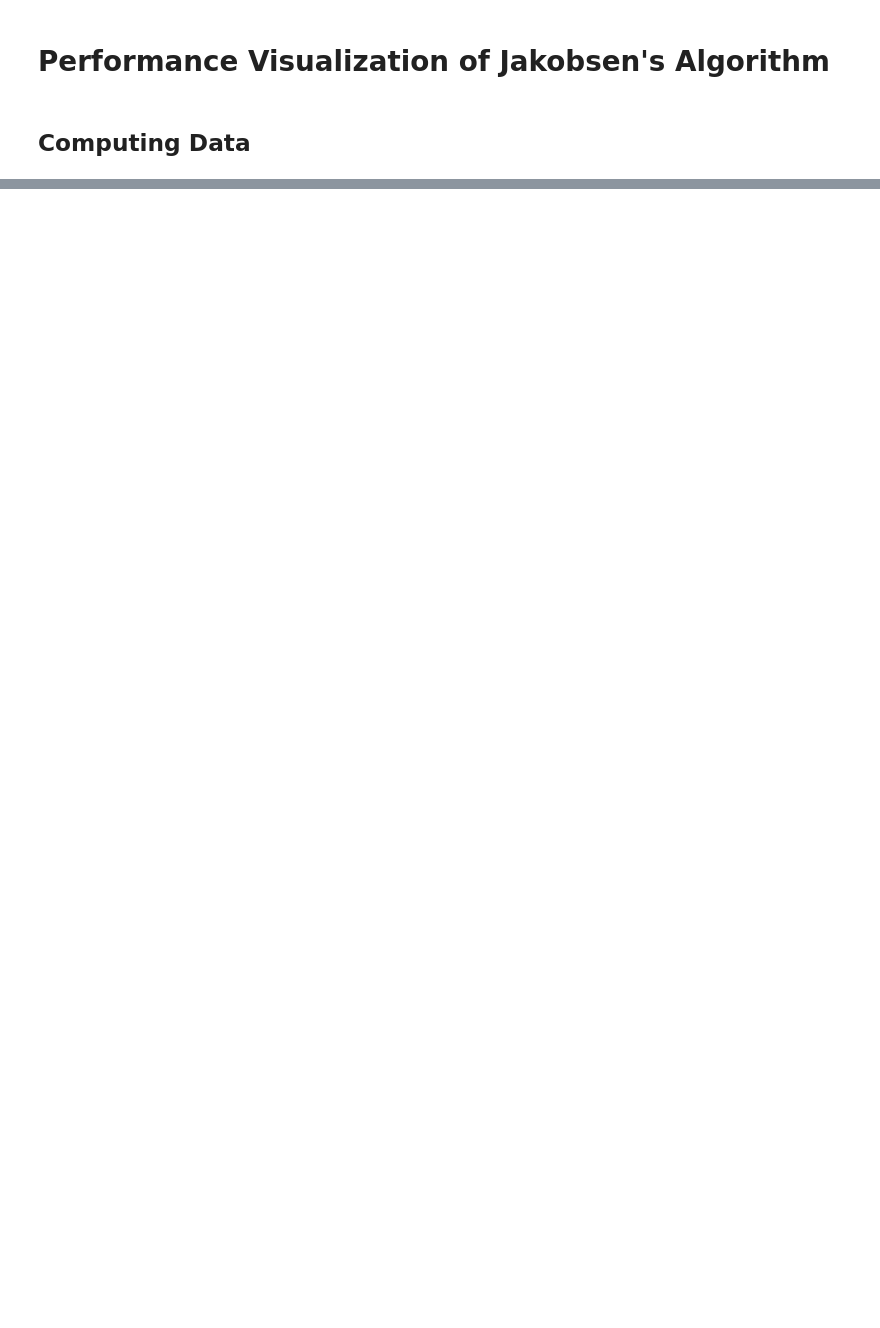
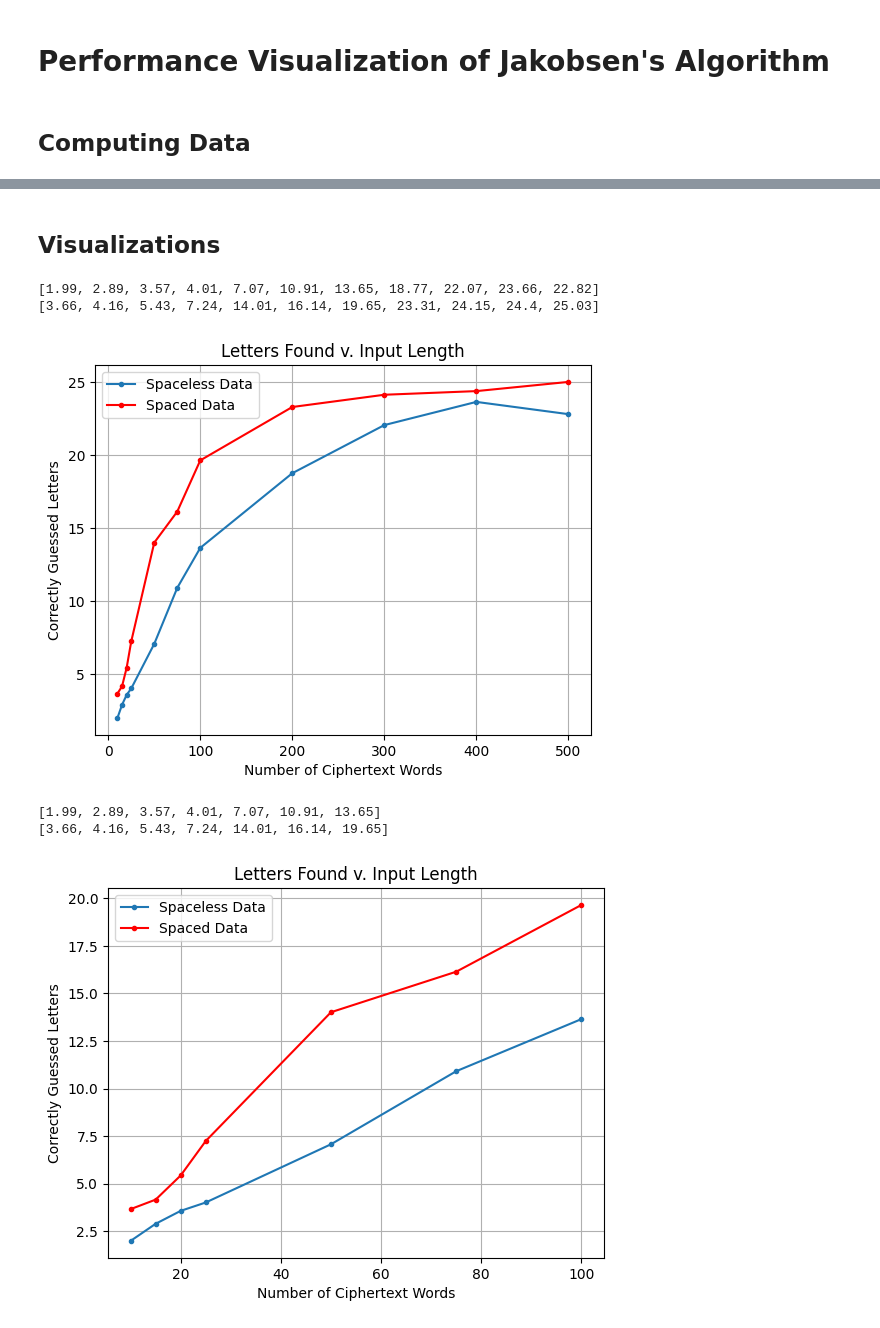
Before and after one commit to jkszan/formalized-cryptograph-solver, a Jupyter notebook: visualizations.ipynb, the cells around one changed output, grey strips where cells are left out. Cells and saved outputs as stored; diff of their text form; code cells hidden in the pictures; blank space fills up the shorter version.

```diff
--- a/visualizations.ipynb
+++ b/visualizations.ipynb
@@ -54,4 +39,4 @@ def getResults(decryptionFunction, wordLengths, spacesRemoved, numberOfTrials, m
 wordLengths = [10, 15, 20, 25, 50, 75, 100, 200, 300, 400, 500]
 numberOfTrials = 100
 # %%
-resultsSpaced = (jakobsensAlgorithm, wordLengths, False, numberOfTrials, 12)
+resultsSpaced = getResults(jakobsensAlgorithm, wordLengths, False, numberOfTrials, 12)
@@ -61,0 +43,8 @@ KeyboardInterrupt:
+# %%
+formattedResultsSpaced = {}
+
+for length, results in resultsSpaced.items():
+    letterResults = [lettersFound for lettersFound, _ in results]
+    percentResults = [percentDecoded for _, percentDecoded in results]
+    formattedResultsSpaced[length] = (sum(letterResults)/len(results), sum(percentResults)/len(results))
+    print(length, formattedResultsSpaced[length])
@@ -62,2 +63,2 @@ KeyboardInterrupt:
 # %%
-resultsSpaceless = (jakobsensAlgorithm, wordLengths, True, numberOfTrials, 12)
+resultsSpaceless = getResults(jakobsensAlgorithm, wordLengths, True, numberOfTrials, 12)
@@ -98,0 +65,8 @@ for length in wordLengthsOld:
+# %%
+formattedResultsSpaceless = {}
+
+for length, results in resultsSpaceless.items():
+    letterResults = [lettersFound for lettersFound, _ in results]
+    percentResults = [percentDecoded for _, percentDecoded in results]
+    formattedResultsSpaceless[length] = (sum(letterResults)/len(results), sum(percentResults)/len(results))
+    print(length, formattedResultsSpaceless[length])
@@ -98,0 +85,34 @@ for length in wordLengthsOld:
+# %% [markdown]
+## Visualizations
+# %%
+import matplotlib.pyplot as plt
+
+def plot_word_length_percentage(word_lengths, letters, letters_spaced):
+    print(letters)
+    print(letters_spaced)
+    plt.plot(word_lengths, letters, marker=".", linestyle='solid', label='Spaceless Data')
+    plt.plot(word_lengths, letters_spaced, marker='.', linestyle='solid', label='Spaced Data', color='red')
+    plt.xlabel('Number of Ciphertext Words')
+    plt.ylabel('Correctly Guessed Letters')
+    plt.title('Letters Found v. Input Length')
+    plt.grid(True)
+    plt.legend()
+    plt.show()
+
+letters_spaceless = []
+for length, results in formattedResultsSpaceless.items():
+    letters_spaceless.append(results[0])
+
+letters_spaced = []
+for length, results in formattedResultsSpaced.items():
+    letters_spaced.append(results[0])
+
+plot_word_length_percentage(wordLengths, letters_spaceless, letters_spaced)
+plot_word_length_percentage(wordLengths[:7], letters_spaceless[:7], letters_spaced[:7])
+# %% [output]
+[1.99, 2.89, 3.57, 4.01, 7.07, 10.91, 13.65, 18.77, 22.07, 23.66, 22.82]
+[3.66, 4.16, 5.43, 7.24, 14.01, 16.14, 19.65, 23.31, 24.15, 24.4, 25.03]
+[figure, added]
+[1.99, 2.89, 3.57, 4.01, 7.07, 10.91, 13.65]
+[3.66, 4.16, 5.43, 7.24, 14.01, 16.14, 19.65]
+[figure, added]
```
Also changed, not shown: parts of 9 cells of this notebook, 3 other files.
